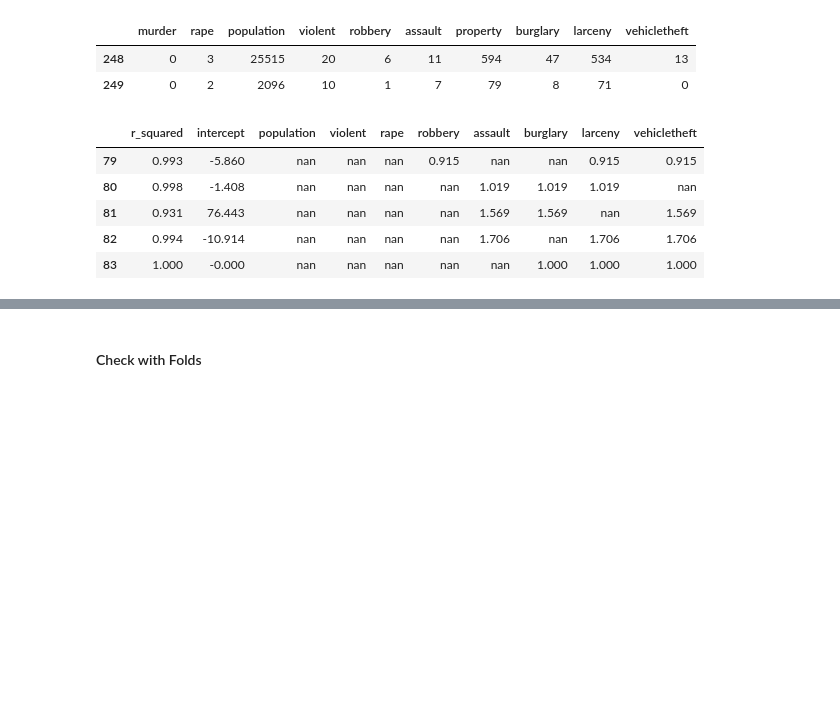
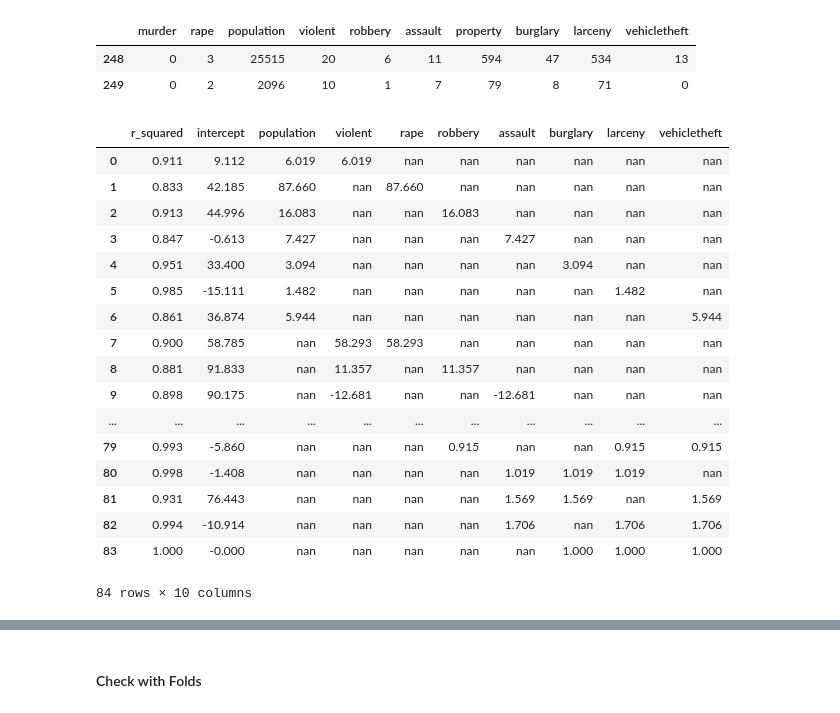
Before and after one commit to cmkeith9749/Projects, a Jupyter notebook: Unit02/Lesson 5/020502ValidateLinearRegression.ipynb, the cells around one changed output, grey strips where cells are left out. Saved outputs shown, nothing was run; the diff lists cells and outputs as text; code cells hidden in the pictures; blank space fills up the shorter version.

```diff
--- a/Unit02/Lesson 5/020502ValidateLinearRegression.ipynb
+++ b/Unit02/Lesson 5/020502ValidateLinearRegression.ipynb
@@ -98,14 +98,26 @@ for x in xs:
 # %%
 # review df with results of all regression tests
 keys = ['r_squared','intercept','population','violent','rape','robbery','assault','burglary','larceny','vehicletheft' ]
 review = pd.DataFrame(columns = keys)
 series = [pd.Series(result) for result in results]
 review = pd.concat([review, pd.concat(series, axis=1, sort=False).T], axis=0, sort=False)
-review.tail()
+review
 # %% [output]
 |  | r_squared | intercept | population | violent | rape | robbery | assault | burglary | larceny | vehicletheft |
+| 0 | 0.911 | 9.112 | 6.019 | 6.019 | nan | nan | nan | nan | nan | nan |
+| 1 | 0.833 | 42.185 | 87.660 | nan | 87.660 | nan | nan | nan | nan | nan |
+| 2 | 0.913 | 44.996 | 16.083 | nan | nan | 16.083 | nan | nan | nan | nan |
+| 3 | 0.847 | -0.613 | 7.427 | nan | nan | nan | 7.427 | nan | nan | nan |
+| 4 | 0.951 | 33.400 | 3.094 | nan | nan | nan | nan | 3.094 | nan | nan |
+| 5 | 0.985 | -15.111 | 1.482 | nan | nan | nan | nan | nan | 1.482 | nan |
+| 6 | 0.861 | 36.874 | 5.944 | nan | nan | nan | nan | nan | nan | 5.944 |
+| 7 | 0.900 | 58.785 | nan | 58.293 | 58.293 | nan | nan | nan | nan | nan |
+| 8 | 0.881 | 91.833 | nan | 11.357 | nan | 11.357 | nan | nan | nan | nan |
+| 9 | 0.898 | 90.175 | nan | -12.681 | nan | nan | -12.681 | nan | nan | nan |
+| ... | ... | ... | ... | ... | ... | ... | ... | ... | ... | ... |
 | 79 | 0.993 | -5.860 | nan | nan | nan | 0.915 | nan | nan | 0.915 | 0.915 |
 | 80 | 0.998 | -1.408 | nan | nan | nan | nan | 1.019 | 1.019 | 1.019 | nan |
 | 81 | 0.931 | 76.443 | nan | nan | nan | nan | 1.569 | 1.569 | nan | 1.569 |
 | 82 | 0.994 | -10.914 | nan | nan | nan | nan | 1.706 | nan | 1.706 | 1.706 |
 | 83 | 1.000 | -0.000 | nan | nan | nan | nan | nan | 1.000 | 1.000 | 1.000 |
+84 rows × 10 columns
```
Also changed, not shown: parts of 5 cells of this notebook, 16 other files.
